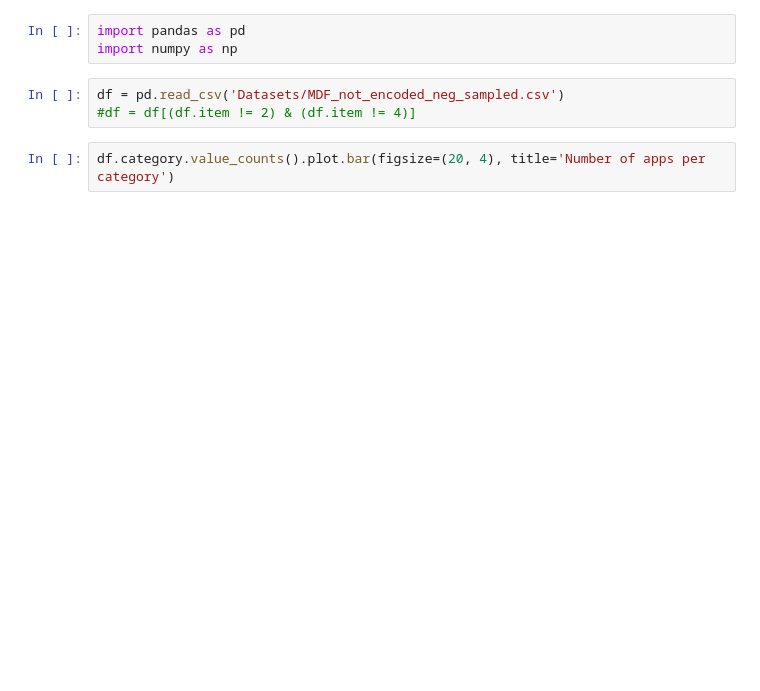
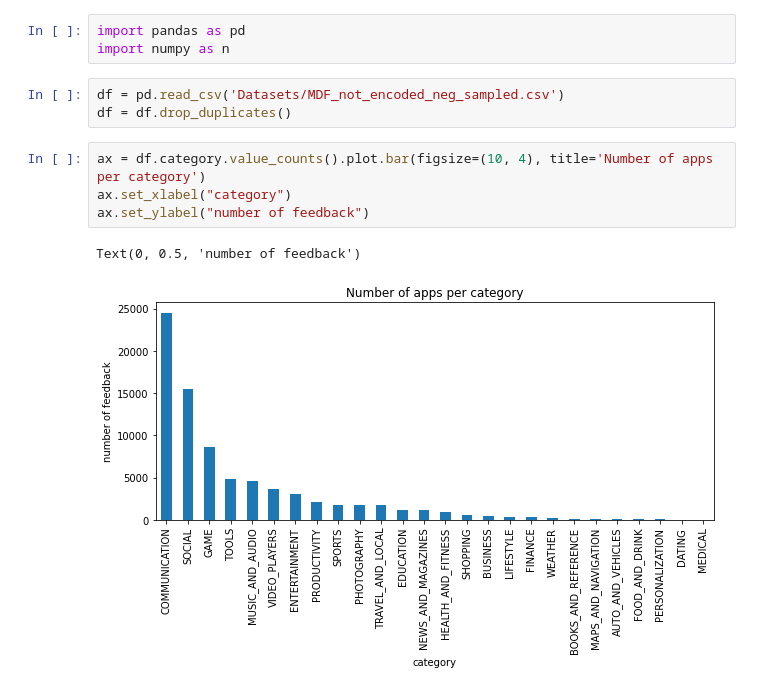
Before and after one commit to CriptHunter/tesi, a Jupyter notebook: Mobile_CARS/Plots.ipynb, the cells around one changed output. Drawn from its saved outputs; the diff is of its cells as text; blank space fills up the shorter version.

```diff
--- a/Mobile_CARS/Plots.ipynb
+++ b/Mobile_CARS/Plots.ipynb
@@ -1,10 +1,15 @@
 # %%
 import pandas as pd
-import numpy as np
+import numpy as n
 # %%
 df = pd.read_csv('Datasets/MDF_not_encoded_neg_sampled.csv')
-#df = df[(df.item != 2) & (df.item != 4)]
+df = df.drop_duplicates()
 # %%
-df.category.value_counts().plot.bar(figsize=(20, 4), title='Number of apps per category')
+ax = df.category.value_counts().plot.bar(figsize=(10, 4), title='Number of apps per category')
+ax.set_xlabel("category")
+ax.set_ylabel("number of feedback")
+# %% [output]
+Text(0, 0.5, 'number of feedback')
+[figure, added]
 # %%
 df.label.value_counts().plot.bar(figsize=(10, 4), title='Number of apps per label')
```
Also changed, not shown: parts of 5 cells of this notebook, 19 other files.
